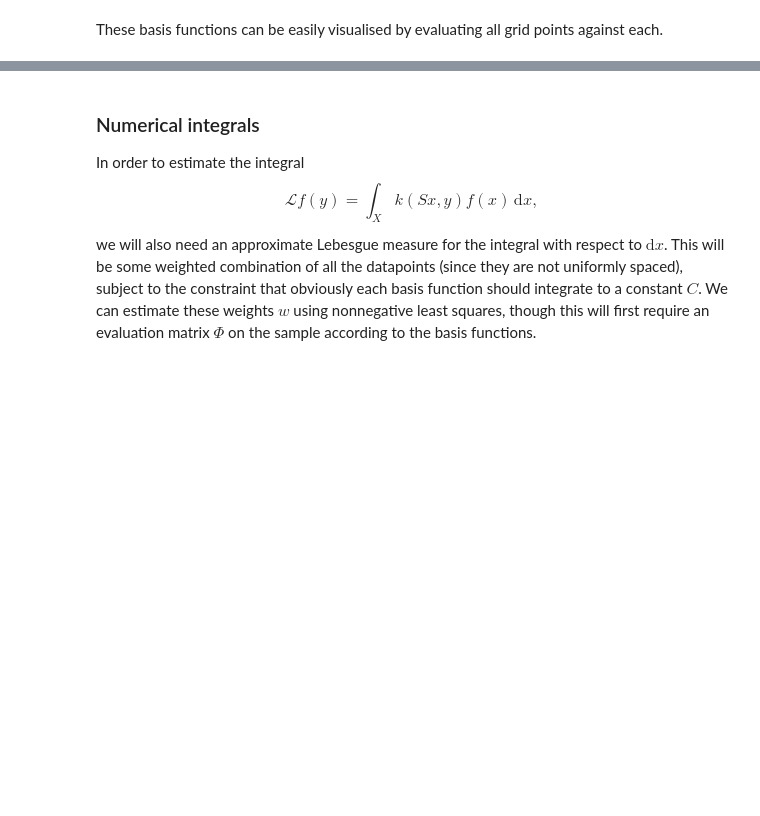
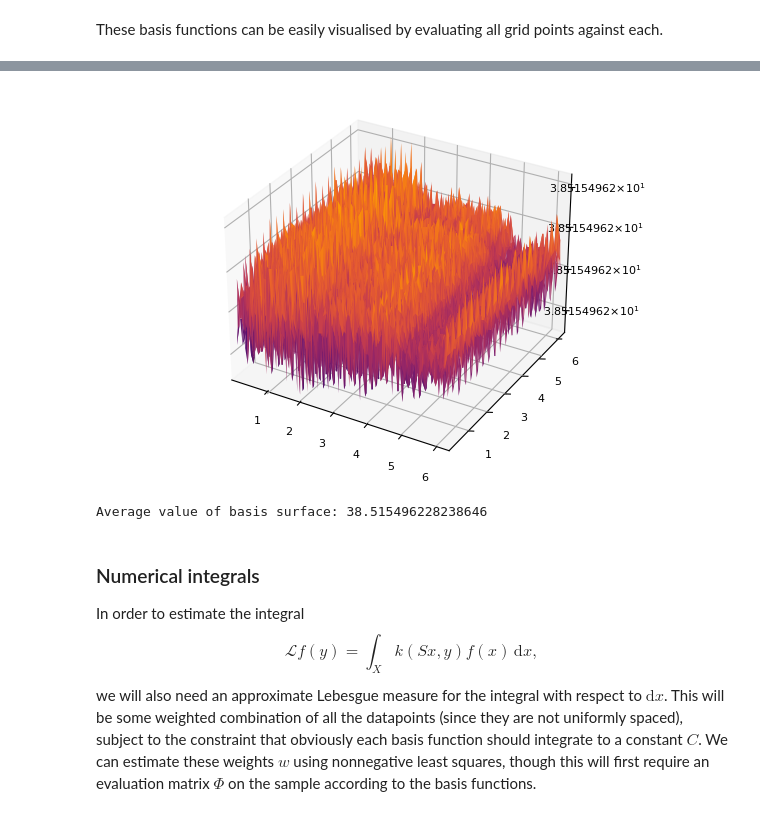
Before and after one commit to rcushen/thesis, a Jupyter notebook: Simulation #1.ipynb, the cells around one changed output, grey strips where cells are left out. Saved outputs shown, nothing was run; the diff lists cells and outputs as text; code cells hidden in the pictures; blank space fills up the shorter version.

```diff
--- a/Simulation #1.ipynb
+++ b/Simulation #1.ipynb
@@ -93,3 +98,11 @@ We get a nice, flat-looking basis surface, which can be used to approximate many
+# %%
+surface(grid[:,1], grid[:,2], basis_surface; legend=false)
+# %% [output]
+[figure, added]
+# %%
+println("Average value of basis surface: $(mean(basis_surface))")
+# %% [output]
+Average value of basis surface: 38.515496228238646
 # %% [markdown]
 ### Numerical integrals
 In order to estimate the integral
```
Also changed, not shown: parts of 28 cells of this notebook, 1 other file.
